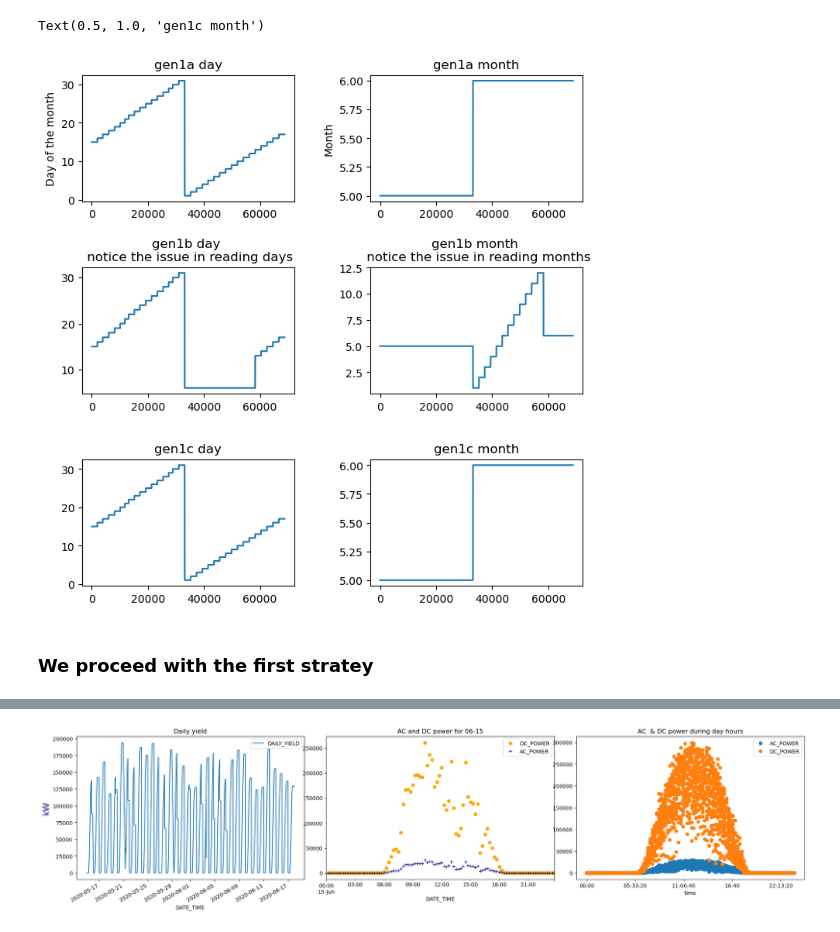
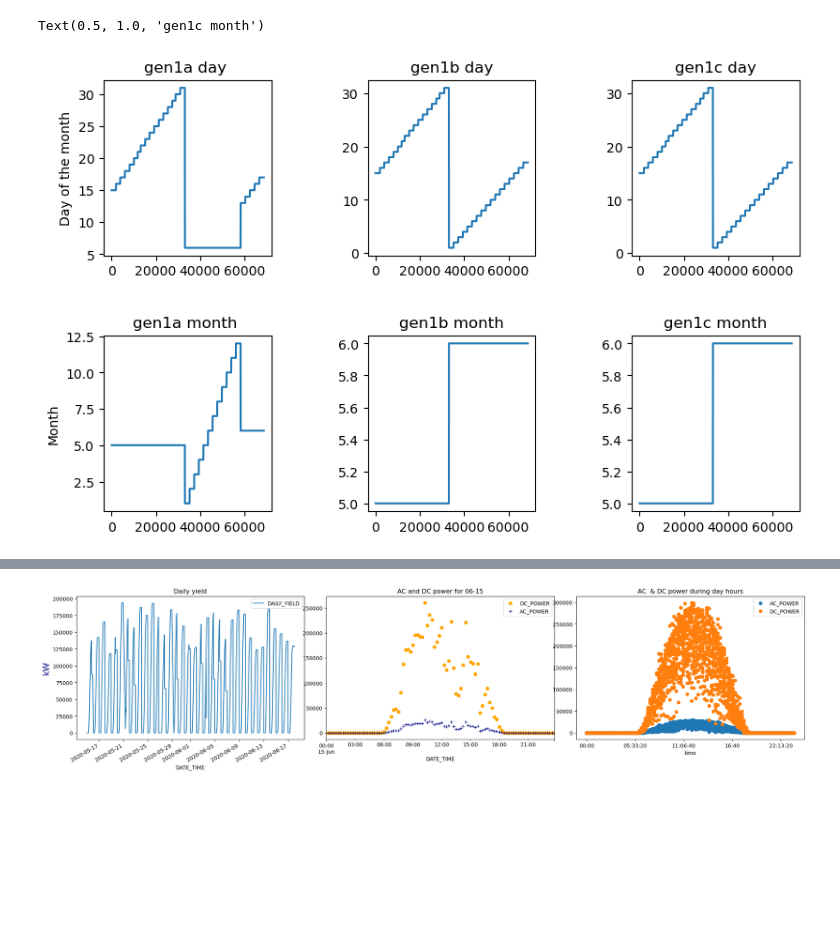
Before and after one commit to sedimir/SediMir, a Jupyter notebook: solar-power-generation.ipynb, the cells around one changed output, grey strips where cells are left out. Drawn from its saved outputs; the diff is of its cells as text; code cells hidden in the pictures; blank space fills up the shorter version.

Commit message:
Kaggle Notebook | Solar Power Generation | Version 5

```diff
--- a/solar-power-generation.ipynb
+++ b/solar-power-generation.ipynb
@@ -61,41 +125,39 @@ Reading the datetime as index while reading csv, may cause some issues in the ex
 # %%
+####### reading datetime as an index #######
+gen1a=pd.read_csv('/kaggle/input/solar-power-generation-data/Plant_1_Generation_Data.csv',index_col='DATE_TIME', parse_dates=['DATE_TIME'])
+
+####### reading datetime as an index with a defined format #######
 from datetime import datetime
-custom_date_parser = lambda x: datetime.strptime(x, '%d-%m-%Y %H:%M') #  "%Y-%d-%m %H:%M")
-gen1a=pd.read_csv('/kaggle/input/solar-power-generation-data/Plant_1_Generation_Data.csv',index_col='DATE_TIME', parse_dates=['DATE_TIME'], date_parser=custom_date_parser)
+custom_date_parser = lambda x: datetime.strptime(x, '%d-%m-%Y %H:%M')
+gen1b=pd.read_csv('/kaggle/input/solar-power-generation-data/Plant_1_Generation_Data.csv',index_col='DATE_TIME', parse_dates=['DATE_TIME'], date_parser=custom_date_parser)
 
-gen1b=pd.read_csv('/kaggle/input/solar-power-generation-data/Plant_1_Generation_Data.csv',index_col='DATE_TIME', parse_dates=['DATE_TIME'])
-
+####### reading datetime as a column ######
 gen1c=pd.read_csv('/kaggle/input/solar-power-generation-data/Plant_1_Generation_Data.csv')
 gen1c.DATE_TIME=pd.to_datetime(gen1c.DATE_TIME,format='%d-%m-%Y %H:%M')
 
 
-import matplotlib.pyplot as plt
-f,ax=plt.subplots(3,2, figsize=(8,8))
+f,ax=plt.subplots(2,3, figsize=(9,6))
 plt.tight_layout(pad=4)
 
 ax[0,0].plot(gen1a.index.day) #- gen1a.index.day)
-ax[0,0].set_title('gen1a day')
+ax[0,0].set_title('gen1a day ')
 ax[0,0].set_ylabel('Day of the month')
 
+ax[0,1].plot(gen1b.index.day) #- gen1a.index.day)
+ax[0,1].set_title('gen1b day')
 
-ax[1,0].plot(gen1b.index.day) #- gen1a.index.day)
-ax[1,0].set_title('gen1b day \n notice the issue in reading days')
+ax[0,2].plot(gen1c.DATE_TIME.dt.day) #- gen1a.index.day)
+ax[0,2].set_title('gen1c day')
 
-ax[0,1].plot(gen1a.index.month) #- gen1a.index.day)
-ax[0,1].set_title('gen1a month')
-ax[0,1].set_ylabel('Month')
-
+ax[1,0].plot(gen1a.index.month) #- gen1a.index.day)
+ax[1,0].set_title('gen1a month ')
+ax[1,0].set_ylabel('Month')
 
 ax[1,1].plot(gen1b.index.month) #- gen1a.index.day)
-ax[1,1].set_title('gen1b month \n notice the issue in reading months')
+ax[1,1].set_title('gen1b month')
 
-ax[2,0].plot(gen1c.DATE_TIME.dt.day) #- gen1a.index.day)
-ax[2,0].set_title('gen1c day')
-
-ax[2,1].plot(gen1c.DATE_TIME.dt.month) #- gen1a.index.day)
-ax[2,1].set_title('gen1c month')
+ax[1,2].plot(gen1c.DATE_TIME.dt.month) #- gen1a.index.day)
+ax[1,2].set_title('gen1c month')
 # %% [output]
 Text(0.5, 1.0, 'gen1c month')
-[figure, old version]
+[figure, new version]
-# %% [markdown]
-### We proceed with the first stratey
```
Also changed, not shown: parts of 18 cells of this notebook.
